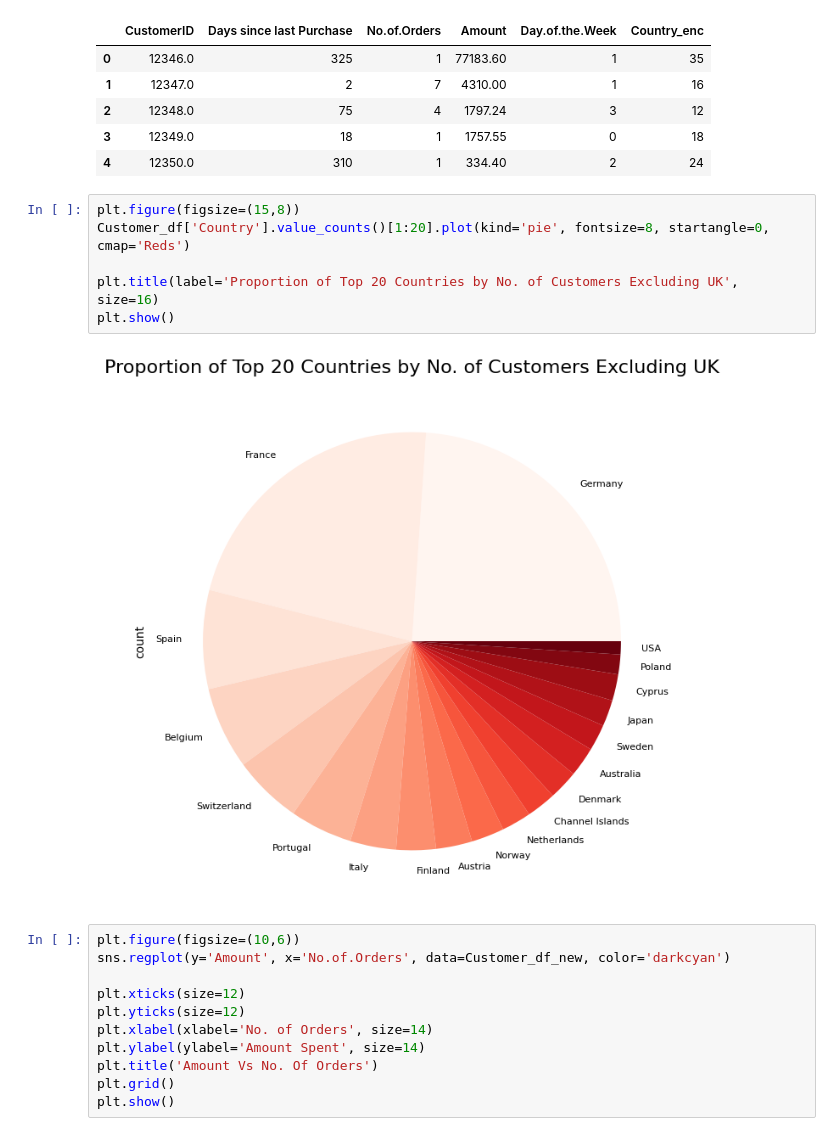
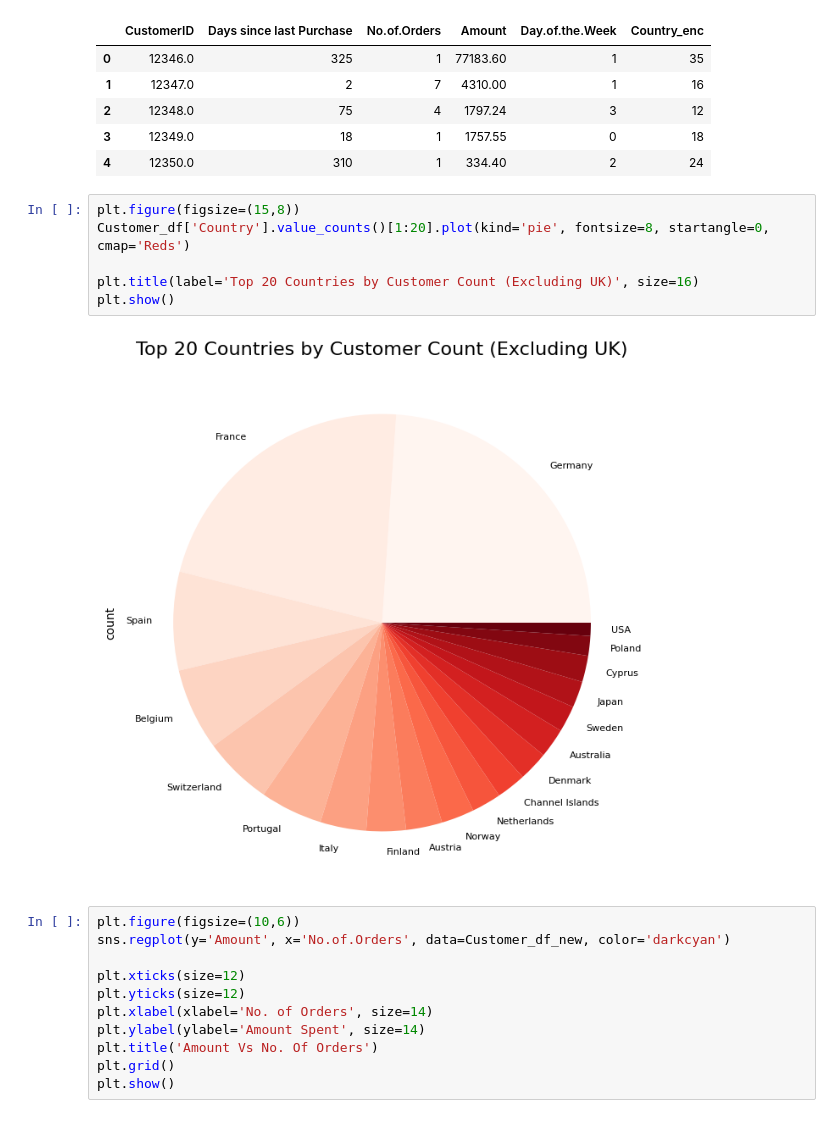
Before and after one commit to Deepak4Siriboyina/Customer-Segmentation, a Jupyter notebook: customer-segmentation-exploring-patterns-kmeans.ipynb, the cells around one changed output. Saved outputs shown, nothing was run; the diff lists cells and outputs as text.

Commit message:
Kaggle Notebook | Customer Segmentation - Exploring Patterns KMeans | Version 2

```diff
--- a/customer-segmentation-exploring-patterns-kmeans.ipynb
+++ b/customer-segmentation-exploring-patterns-kmeans.ipynb
@@ -793,11 +784,11 @@ Customer_df_new.head()
 # %%
 plt.figure(figsize=(15,8))
 Customer_df['Country'].value_counts()[1:20].plot(kind='pie', fontsize=8, startangle=0, cmap='Reds')
 
-plt.title(label='Proportion of Top 20 Countries by No. of Customers Excluding UK', size=16)
+plt.title(label='Top 20 Countries by Customer Count (Excluding UK)', size=16)
 plt.show()
 # %% [output]
-[figure, old version]
+[figure, new version]
 # %%
 plt.figure(figsize=(10,6))
 sns.regplot(y='Amount', x='No.of.Orders', data=Customer_df_new, color='darkcyan')
```
Also changed, not shown: parts of 31 cells of this notebook.
